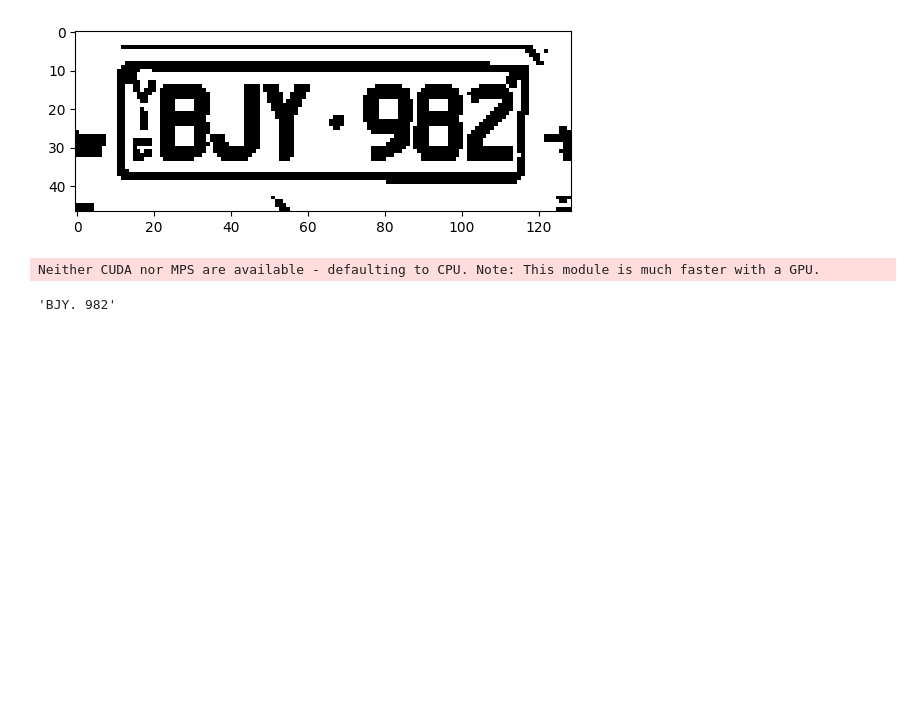
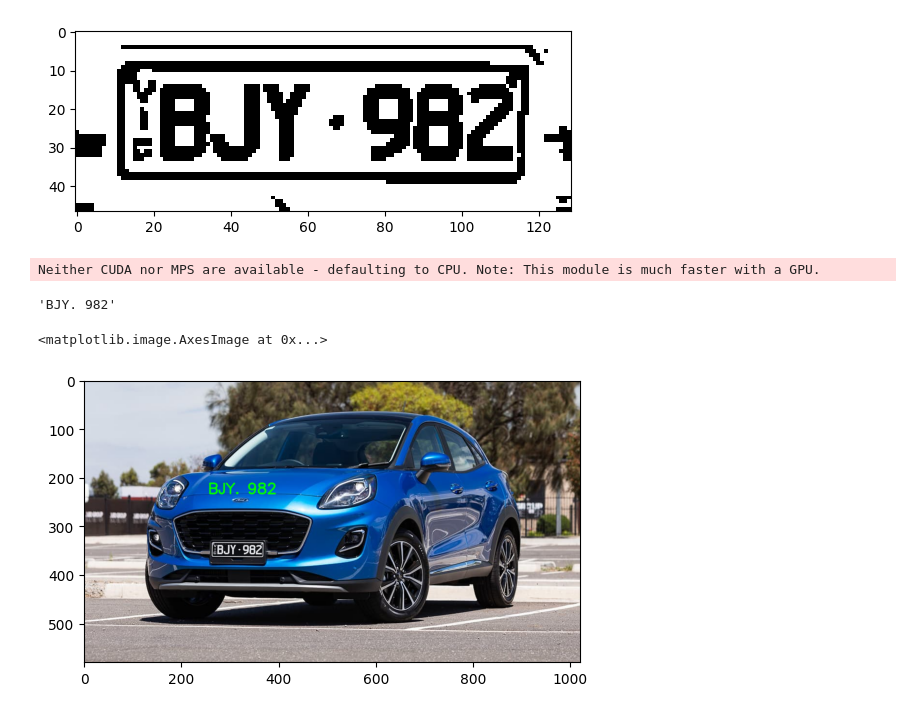
Before and after one commit to vannt263/speechcam_detection, a Jupyter notebook: code/plate/ocrplate.ipynb, the cells around one changed output. Drawn from its saved outputs; the diff is of its cells as text; code cells hidden in the pictures; blank space fills up the shorter version.

Commit message:
add plate

```diff
--- a/code/plate/ocrplate.ipynb
+++ b/code/plate/ocrplate.ipynb
@@ -122,3 +167,24 @@ result_plate[0][-2]
 # %% [output]
 Neither CUDA nor MPS are available - defaulting to CPU. Note: This module is much faster with a GPU.
 'BJY. 982'
+# %%
+# Lấy nội dung từ kết quả (giả sử result là một danh sách chứa các kết quả)
+text = result_plate[0][-2]
+
+# Lấy kích thước của văn bản để xác định vị trí cần vẽ hộp chữ nhật
+text_size = cv2.getTextSize(text, font, 1, 2)[0]
+text_x = 255  # Tọa độ x của văn bản (thay đổi theo nhu cầu)
+text_y = 255 - text_size[1]  # Tọa độ y của văn bản (thay đổi theo nhu cầu)
+
+# Thêm văn bản vào ảnh
+res = cv2.putText(img, text=text, org=(text_x, text_y), fontFace=cv2.FONT_HERSHEY_SIMPLEX, fontScale=1, color=(0, 255, 0), thickness=2, lineType=cv2.LINE_AA)
+
+# Tọa độ của góc trái trên và góc phải dưới của hình chữ nhật (thay đổi theo nhu cầu)
+rectangle_top_left = (255, 255)
+rectangle_bottom_right = (255 + text_size[0], 255 + text_size[1])
+
+# Hiển thị ảnh kết quả
+plt.imshow(cv2.cvtColor(res, cv2.COLOR_BGR2RGB))
+# %% [output]
+<matplotlib.image.AxesImage at 0x...>
+[figure, added]
```
Also changed, not shown: parts of 14 cells of this notebook, 3 other files.
